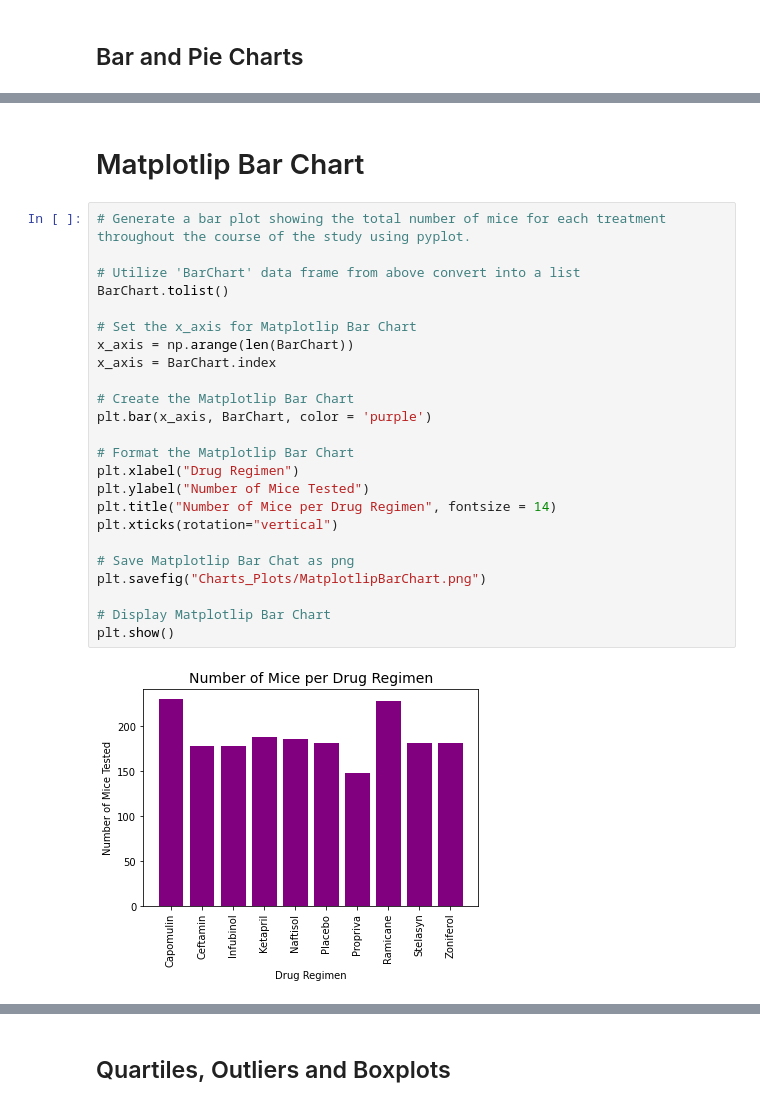
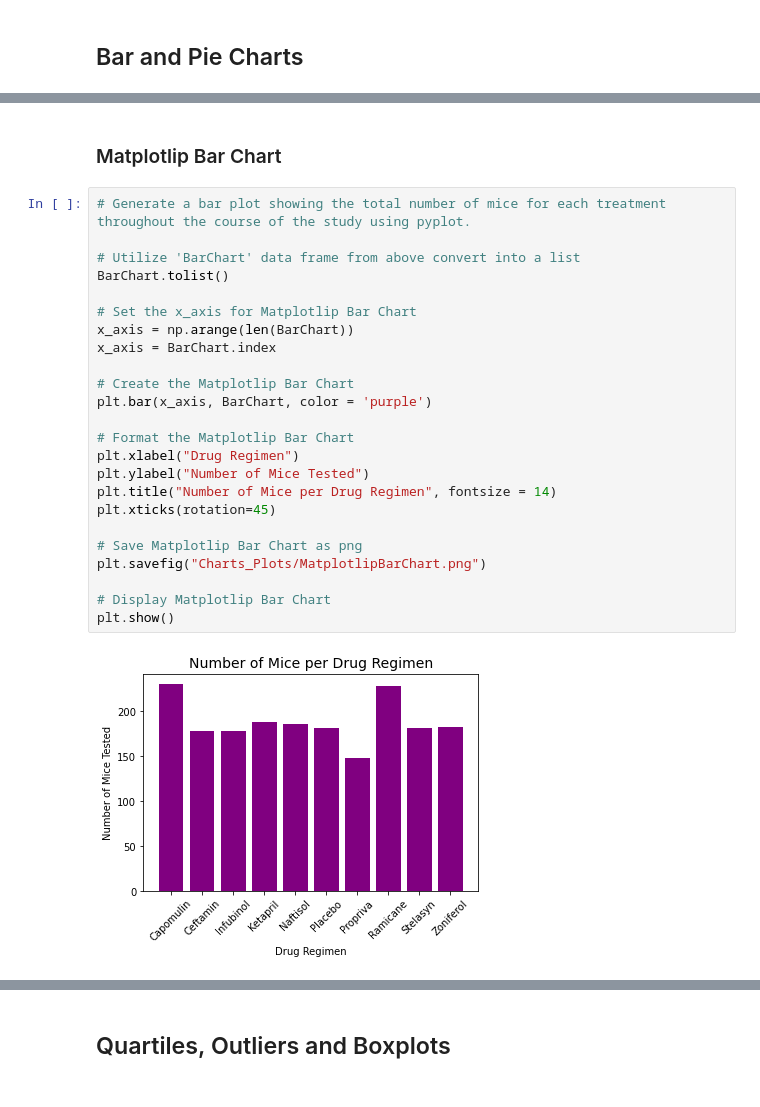
Before and after one commit to AlineHornoff/Pymaceuticals_challenge, a Jupyter notebook: Pymaceuticals/pymaceuticals_starter.ipynb, the cells around one changed output, grey strips where cells are left out. Cells and saved outputs as stored; diff of their text form.

```diff
--- a/Pymaceuticals/pymaceuticals_starter.ipynb
+++ b/Pymaceuticals/pymaceuticals_starter.ipynb
@@ -209,29 +210,29 @@ plt.show()
 # %% [markdown]
-# Matplotlip Bar Chart
+### Matplotlip Bar Chart
 # %%
 # Generate a bar plot showing the total number of mice for each treatment throughout the course of the study using pyplot.
 
 # Utilize 'BarChart' data frame from above convert into a list
 BarChart.tolist()
 
 # Set the x_axis for Matplotlip Bar Chart
 x_axis = np.arange(len(BarChart))
 x_axis = BarChart.index
 
 # Create the Matplotlip Bar Chart
 plt.bar(x_axis, BarChart, color = 'purple')
 
 # Format the Matplotlip Bar Chart
 plt.xlabel("Drug Regimen")
 plt.ylabel("Number of Mice Tested")
 plt.title("Number of Mice per Drug Regimen", fontsize = 14)
-plt.xticks(rotation="vertical")
+plt.xticks(rotation=45)
 
-# Save Matplotlip Bar Chat as png
+# Save Matplotlip Bar Chart as png
 plt.savefig("Charts_Plots/MatplotlipBarChart.png")
 
 # Display Matplotlip Bar Chart
 plt.show()
 # %% [output]
-[figure, old version]
+[figure, new version]
 # %% [markdown]
```
Also changed, not shown: parts of 11 cells of this notebook, 5 other files.
